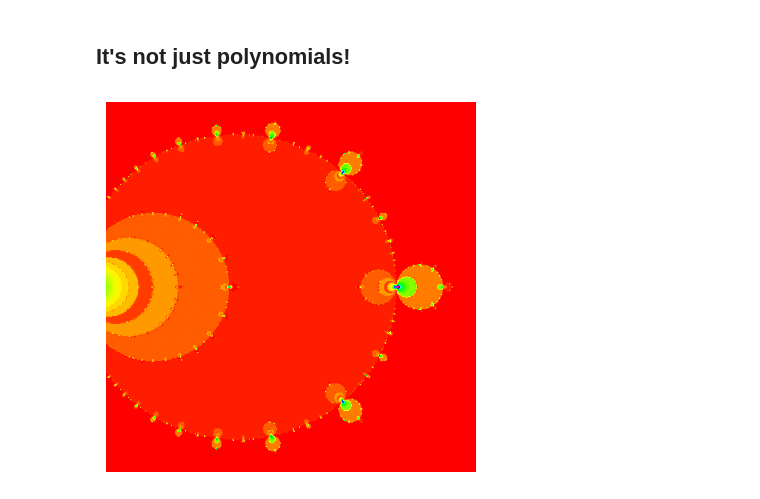
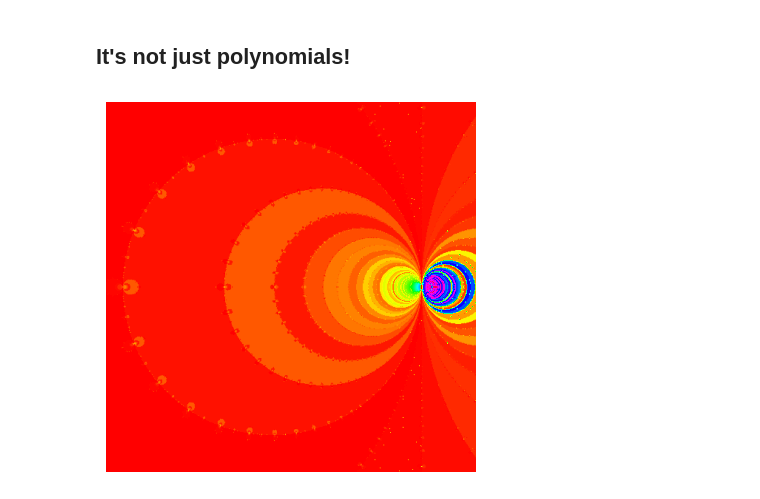
Before and after one commit to MathmoBen/Fractals, a Jupyter notebook: Newton Fractal.ipynb, the cells around one changed output. Drawn from its saved outputs; the diff is of its cells as text; code cells hidden in the pictures.

```diff
--- a/Newton Fractal.ipynb
+++ b/Newton Fractal.ipynb
@@ -259,7 +259,7 @@ plot_newton_fractal(f, fprime, n=500)
 # %%
 #The below does something similar with the function f(z) = sin(z)
 
-def plot_newton_fractal(f, fprime, n=200, domain=(1.4, 2, -0.2, 0.2)):
+def plot_newton_fractal(f, fprime, n=200, domain=(1.4, 1.6, -0.1, 0.1)):
 
     roots = []
     m = np.zeros((n, n))
@@ -269,31 +269,31 @@ def plot_newton_fractal(f, fprime, n=200, domain=(1.4, 2, -0.2, 0.2)):
         try:
             return np.where(np.isclose(roots, r, atol=TOL))[0][0]
         except IndexError:
             roots.append(r)
             return len(roots) - 1
 
     xmin, xmax, ymin, ymax = domain
     for ix, x in enumerate(np.linspace(xmin, xmax, n)):
         for iy, y in enumerate(np.linspace(ymin, ymax, n)):
             z0 = x + y*1j
             r = newton(z0, f, fprime)
             if r is not False:
                 ir = get_root_index(roots, r)
                 m[iy, ix] = ir
     nroots = len(roots)
     if nroots > len(colors):
         # Use a "continuous" colormap if there are too many roots.
         cmap = 'hsv'
     else:
         # Use a list of colors for the colormap: one for each root.
         cmap = ListedColormap(colors[:nroots])
     plt.imshow(m, cmap=cmap, origin='lower')
     plt.axis('off')
     plt.show()
 
 f = lambda z: np.sin(z)
 fprime = lambda z: np.cos(z)
 
 plot_newton_fractal(f, fprime, n=500)
 # %% [output]
-[figure, old version]
+[figure, new version]
```
Also changed, not shown: parts of 2 cells of this notebook.
